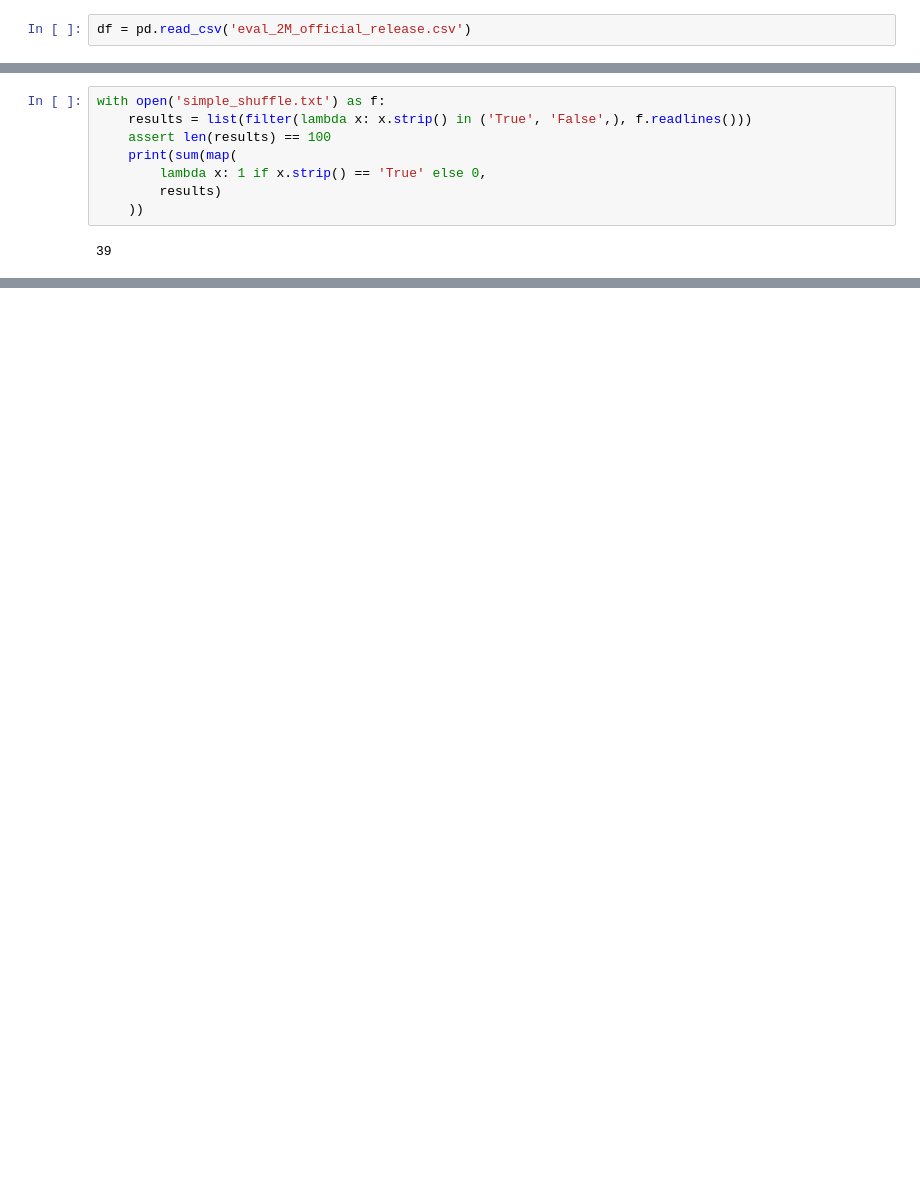
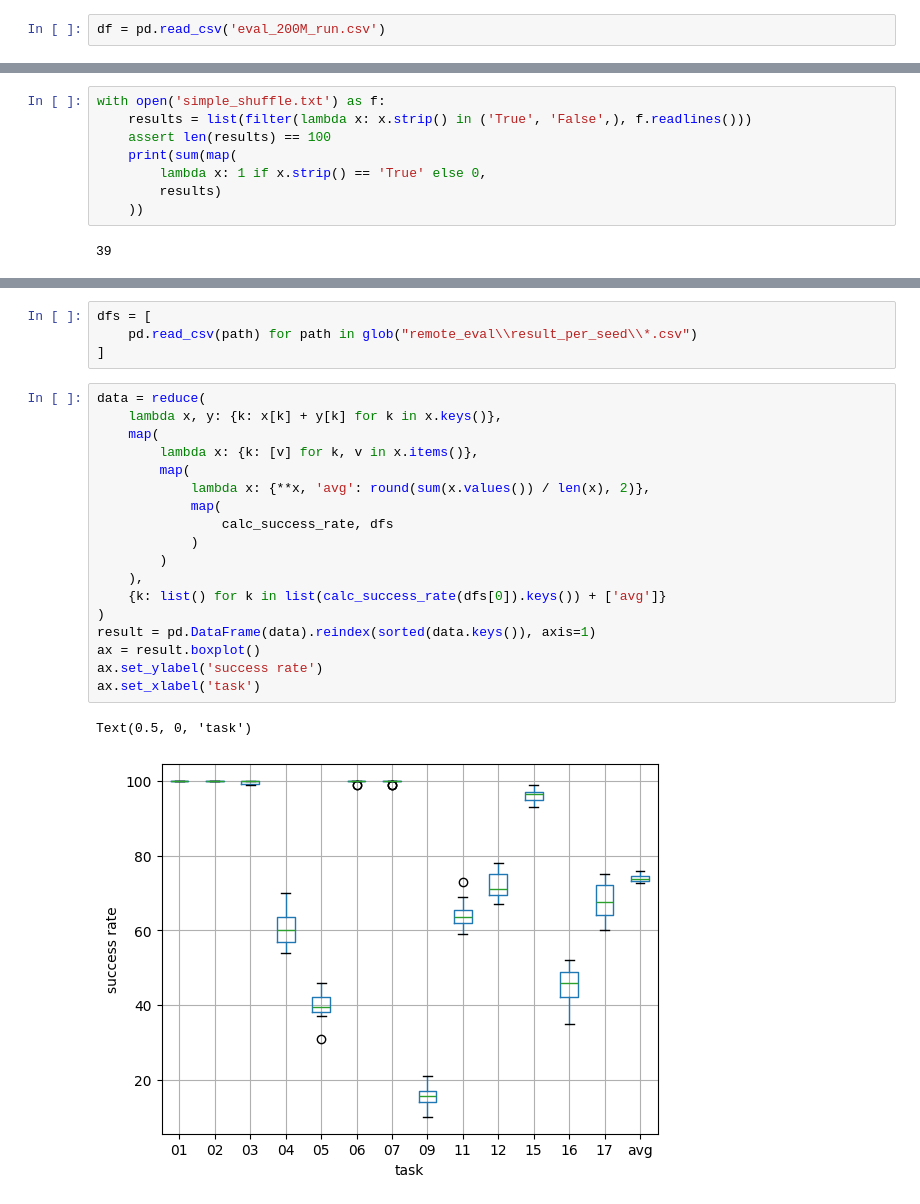
Before and after one commit to jiajingk/train_vima, a Jupyter notebook: visualize.ipynb, the cells around one changed output, grey strips where cells are left out. Drawn from its saved outputs; the diff is of its cells as text; blank space fills up the shorter version.

```diff
--- a/visualize.ipynb
+++ b/visualize.ipynb
@@ -521,7 +574,7 @@ follow_order
 import pandas as pd
 from functools import partial
 # %%
-df = pd.read_csv('eval_2M_official_release.csv')
+df = pd.read_csv('eval_200M_run.csv')
 # %%
 
 def per_trace_accu(row: pd.Series, col: str, threshold: float) -> float:
@@ -653,0 +732,25 @@ pd.DataFrame(data=data, index=index).T
+# %%
+dfs = [
+    pd.read_csv(path) for path in glob("remote_eval\\result_per_seed\\*.csv")
+]
+# %%
+data = reduce(
+    lambda x, y: {k: x[k] + y[k] for k in x.keys()},
+    map(
+        lambda x: {k: [v] for k, v in x.items()},
+        map(
+            lambda x: {**x, 'avg': round(sum(x.values()) / len(x), 2)},
+            map(
+                calc_success_rate, dfs
+            )
+        )
+    ),
+    {k: list() for k in list(calc_success_rate(dfs[0]).keys()) + ['avg']}
+)
+result = pd.DataFrame(data).reindex(sorted(data.keys()), axis=1)
+ax = result.boxplot()
+ax.set_ylabel('success rate')
+ax.set_xlabel('task')
+# %% [output]
+Text(0.5, 0, 'task')
+[figure, added]
```
Also changed, not shown: parts of 25 cells of this notebook, 7 other files.
